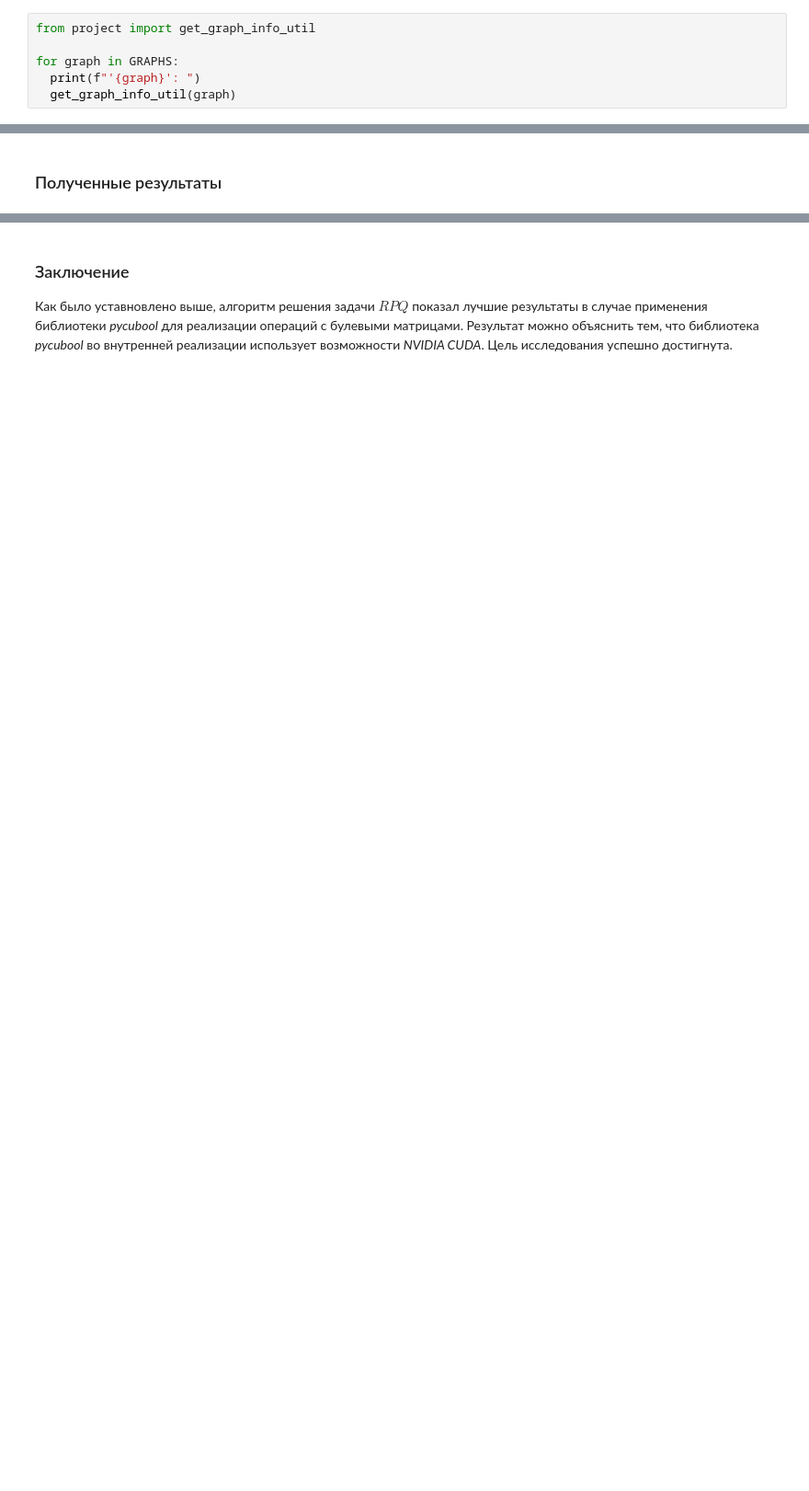
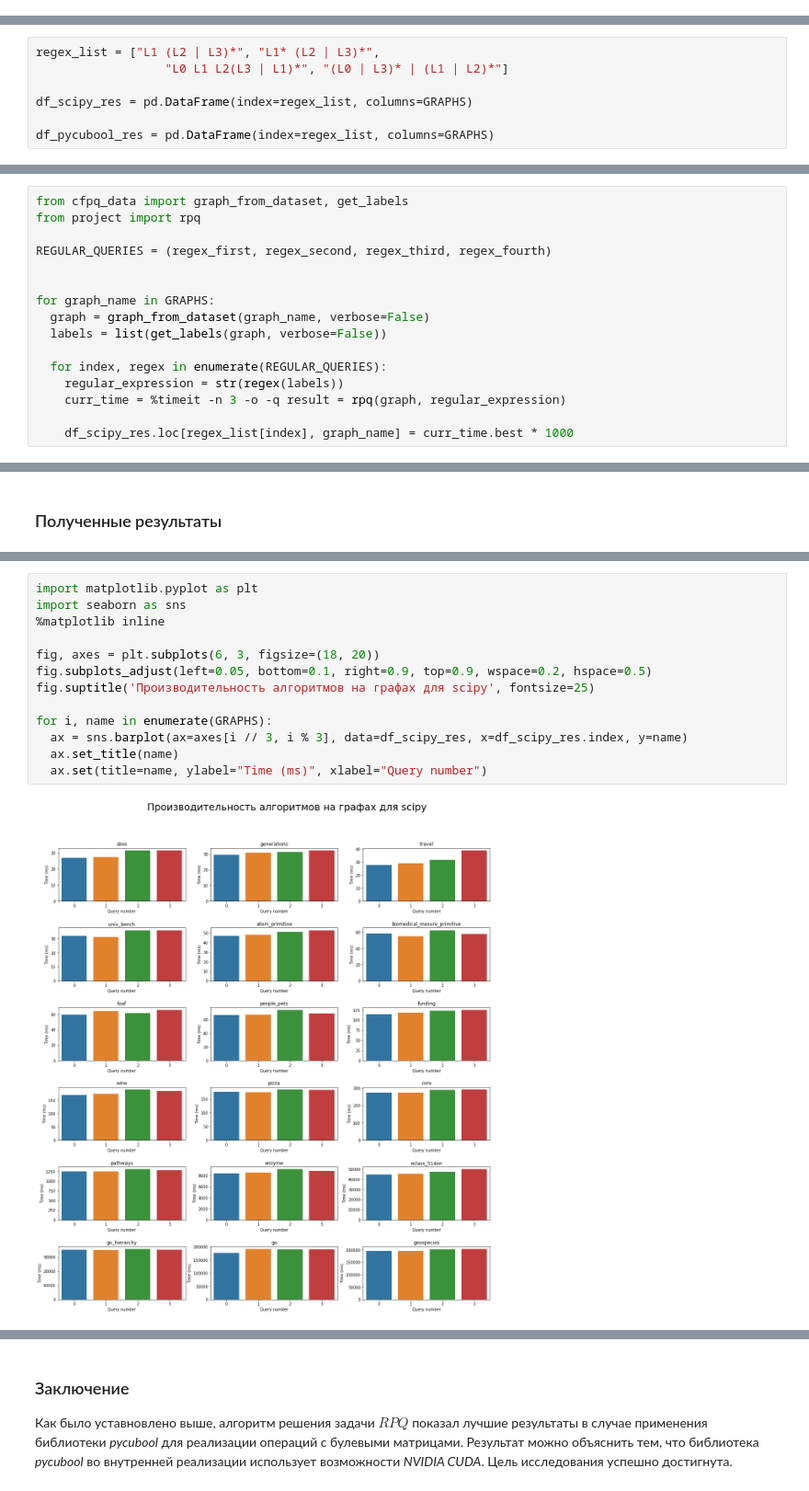
Before and after one commit to vladislav-miroshnikov/formal-lang-course, a Jupyter notebook: experiments/RPQ_Experiments.ipynb, the cells around one changed output, grey strips where cells are left out. Shown at 92% size. Drawn from its saved outputs; the diff is of its cells as text; blank space fills up the shorter version.

```diff
--- a/experiments/RPQ_Experiments.ipynb
+++ b/experiments/RPQ_Experiments.ipynb
@@ -120,9 +161,3 @@ GRAPHS = (
 **Пределы возможностей**:
 
 Стоит отметить, что в данный список не вошли графы taxonomy, taxonomy_hierarchy, поскольку вычислительных возможностей Google Colab - среды выполнения, недостаточно для обработки этих графов.
-# %%
-from project import get_graph_info_util
-
-for graph in GRAPHS:
-  print(f"'{graph}': ")
-  get_graph_info_util(graph)
@@ -441,0 +574,7 @@ def cu_bool_rpq(
+# %%
+regex_list = ["L1 (L2 | L3)*", "L1* (L2 | L3)*",
+                  "L0 L1 L2(L3 | L1)*", "(L0 | L3)* | (L1 | L2)*"]
+
+df_scipy_res = pd.DataFrame(index=regex_list, columns=GRAPHS)
+
+df_pycubool_res = pd.DataFrame(index=regex_list, columns=GRAPHS)
@@ -441,0 +583,16 @@ def cu_bool_rpq(
+# %%
+from cfpq_data import graph_from_dataset, get_labels
+from project import rpq
+
+REGULAR_QUERIES = (regex_first, regex_second, regex_third, regex_fourth)
+
+
+for graph_name in GRAPHS:
+  graph = graph_from_dataset(graph_name, verbose=False)
+  labels = list(get_labels(graph, verbose=False))
+
+  for index, regex in enumerate(REGULAR_QUERIES):
+    regular_expression = str(regex(labels))
+    curr_time = %timeit -n 3 -o -q result = rpq(graph, regular_expression)
+
+    df_scipy_res.loc[regex_list[index], graph_name] = curr_time.best * 1000
@@ -544,0 +652,15 @@ for graph_name in GRAPHS:
+# %%
+import matplotlib.pyplot as plt
+import seaborn as sns
+%matplotlib inline
+
+fig, axes = plt.subplots(6, 3, figsize=(18, 20))
+fig.subplots_adjust(left=0.05, bottom=0.1, right=0.9, top=0.9, wspace=0.2, hspace=0.5)
+fig.suptitle('Производительность алгоритмов на графах для scipy', fontsize=25)
+
+for i, name in enumerate(GRAPHS):
+  ax = sns.barplot(ax=axes[i // 3, i % 3], data=df_scipy_res, x=df_scipy_res.index, y=name)
+  ax.set_title(name)
+  ax.set(title=name, ylabel="Time (ms)", xlabel="Query number")
+# %% [output]
+[figure, added]
```
Also changed, not shown: parts of 47 cells of this notebook.
